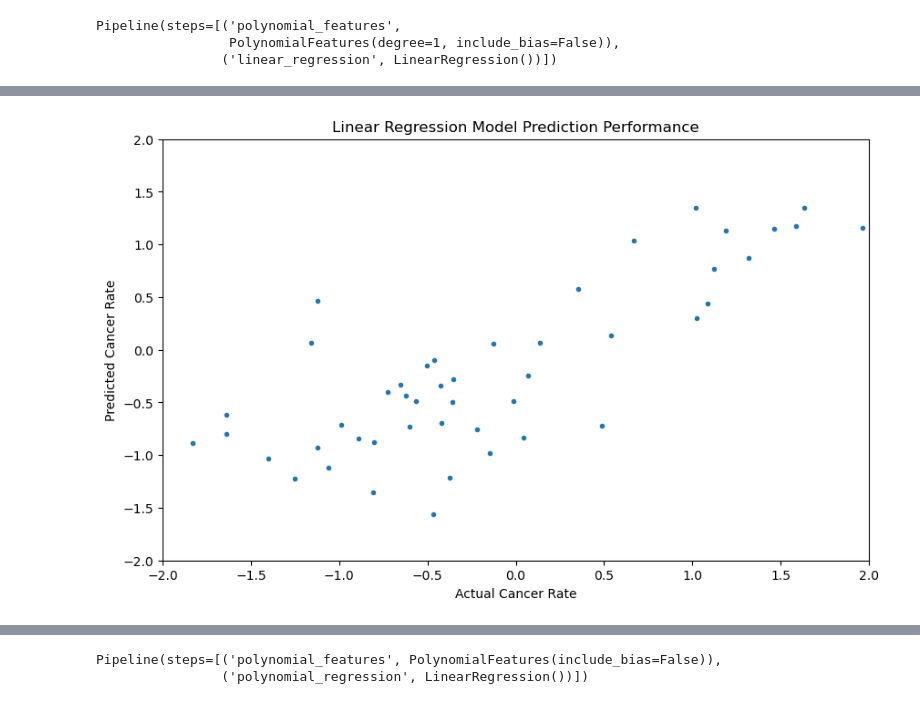
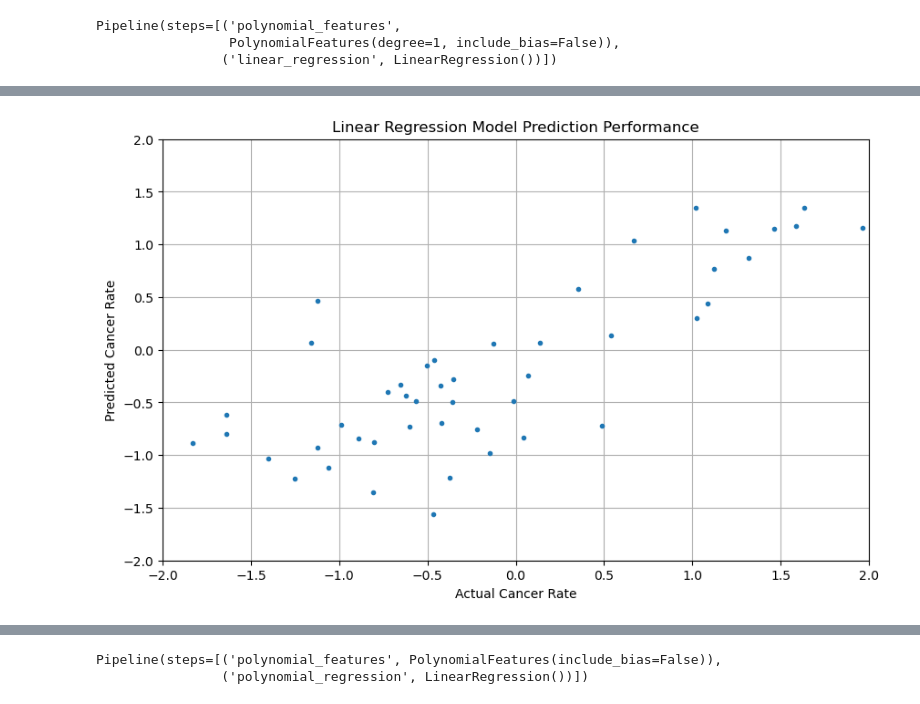
Before and after one commit to JohnPaulinePineda/Supervised-Machine-Learning-Regression-Final-Assignment, a Jupyter notebook: RegressionForMachineLearning_FinalAssignment.ipynb, the cells around one changed output, grey strips where cells are left out. Saved outputs shown, nothing was run; the diff lists cells and outputs as text; code cells hidden in the pictures.

```diff
--- a/RegressionForMachineLearning_FinalAssignment.ipynb
+++ b/RegressionForMachineLearning_FinalAssignment.ipynb
@@ -1996,22 +2020,23 @@ Linear Regression Model Performance on Test Data:
 # %%
 ##################################
 # Plotting the actual and predicted
 # target variables
 ##################################
 figure = plt.figure(figsize=(10,6))
 axes = plt.axes()
+plt.grid(True)
 axes.plot(y_test,
           linear_y_hat_test,
           marker='o',
           ls='',
           ms=3.0)
 lim = (-2, 2)
 axes.set(xlabel='Actual Cancer Rate',
          ylabel='Predicted Cancer Rate',
          xlim=lim,
          ylim=lim,
          title='Linear Regression Model Prediction Performance');
 # %% [output]
-[figure, old version]
+[figure, new version]
 # %% [markdown]
 ### 1.6.3 Polynomial Regression <a class="anchor" id="1.6.3"></a>
```
Also changed, not shown: parts of 58 cells of this notebook.
